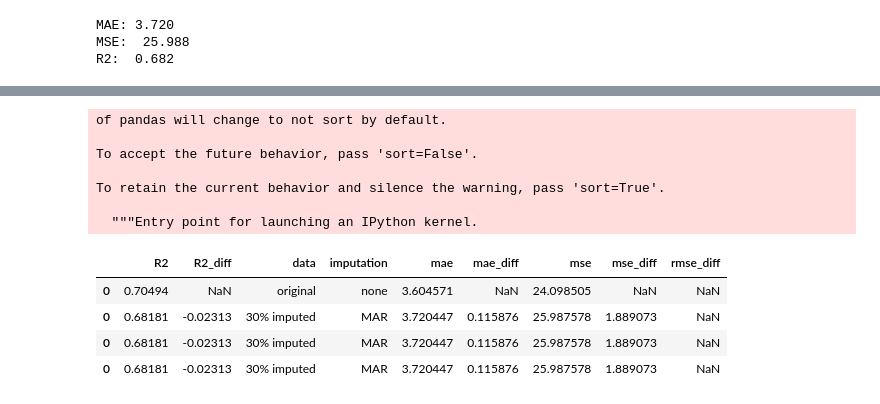
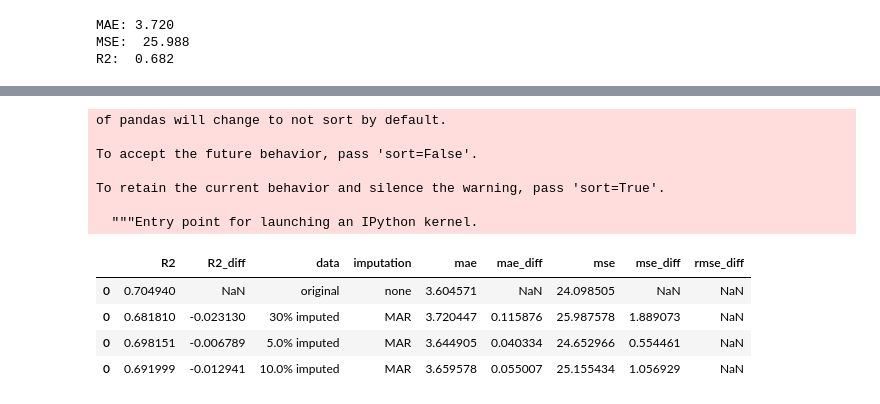
Before and after one commit to G-Bruce/QTW-Case_10, a Jupyter notebook: Messing with Missing Values_Serna.ipynb, the cells around one changed output, grey strips where cells are left out. Saved outputs shown, nothing was run; the diff lists cells and outputs as text; code cells hidden in the pictures.

Commit message:
Changed q2 function to return dataframe instead.

```diff
--- a/Messing with Missing Values_Serna.ipynb
+++ b/Messing with Missing Values_Serna.ipynb
@@ -363,20 +363,20 @@ def imputeValuesQ2(imputePercent):
                    }, index=[0])
 
     print(temp_data_frame)
-
-    temp_frame.append(
-        {'data': str(imputePercent*100) + '% imputed',
-                   'imputation':'MAR',
-                   'mae': mae,
-                   'mse': mse,
-                   #'rmse':rmse_val,
-                   'R2':r2,
-                   'mae_diff':mae-orig_mae,
-                   'mse_diff':mse-orig_mse,
-                   #'rmse_diff':rmse_val-orig_rmse_val,
-                   'R2_diff':r2-orig_r2
-                   }, ignore_index=True
-    )
+    return temp_data_frame
+#     temp_frame.append(
+#         {'data': str(imputePercent*100) + '% imputed',
+#                    'imputation':'MAR',
+#                    'mae': mae,
+#                    'mse': mse,
+#                    #'rmse':rmse_val,
+#                    'R2':r2,
+#                    'mae_diff':mae-orig_mae,
+#                    'mse_diff':mse-orig_mse,
+#                    #'rmse_diff':rmse_val-orig_rmse_val,
+#                    'R2_diff':r2-orig_r2
+#                    }, ignore_index=True
+#     )
 
     #temp_frame.append(temp_data_frame)
-    print(temp_frame)
+#     print(temp_frame)
@@ -407,0 +383,3 @@ temp_frame
+# %%
+fivePercentImpute = imputeValuesQ2(.05)
+tenPercentImpute = imputeValuesQ2(.10)
@@ -408,17 +404,17 @@ temp_frame
 # %%
 
-res_frame = pd.concat([res_frame, temp_frame])
+res_frame = pd.concat([res_frame, temp_frame, fivePercentImpute, tenPercentImpute])
 res_frame
 # %% [output]
 of pandas will change to not sort by default.
 
 To accept the future behavior, pass 'sort=False'.
 
 To retain the current behavior and silence the warning, pass 'sort=True'.
 
   """Entry point for launching an IPython kernel.
 |  | R2 | R2_diff | data | imputation | mae | mae_diff | mse | mse_diff | rmse_diff |
-| 0 | 0.70494 | NaN | original | none | 3.604571 | NaN | 24.098505 | NaN | NaN |
-| 0 | 0.68181 | -0.02313 | 30% imputed | MAR | 3.720447 | 0.115876 | 25.987578 | 1.889073 | NaN |
-| 0 | 0.68181 | -0.02313 | 30% imputed | MAR | 3.720447 | 0.115876 | 25.987578 | 1.889073 | NaN |
-| 0 | 0.68181 | -0.02313 | 30% imputed | MAR | 3.720447 | 0.115876 | 25.987578 | 1.889073 | NaN |
+| 0 | 0.704940 | NaN | original | none | 3.604571 | NaN | 24.098505 | NaN | NaN |
+| 0 | 0.681810 | -0.023130 | 30% imputed | MAR | 3.720447 | 0.115876 | 25.987578 | 1.889073 | NaN |
+| 0 | 0.698151 | -0.006789 | 5.0% imputed | MAR | 3.644905 | 0.040334 | 24.652966 | 0.554461 | NaN |
+| 0 | 0.691999 | -0.012941 | 10.0% imputed | MAR | 3.659578 | 0.055007 | 25.155434 | 1.056929 | NaN |
```
Also changed, not shown: parts of 3 cells of this notebook.
